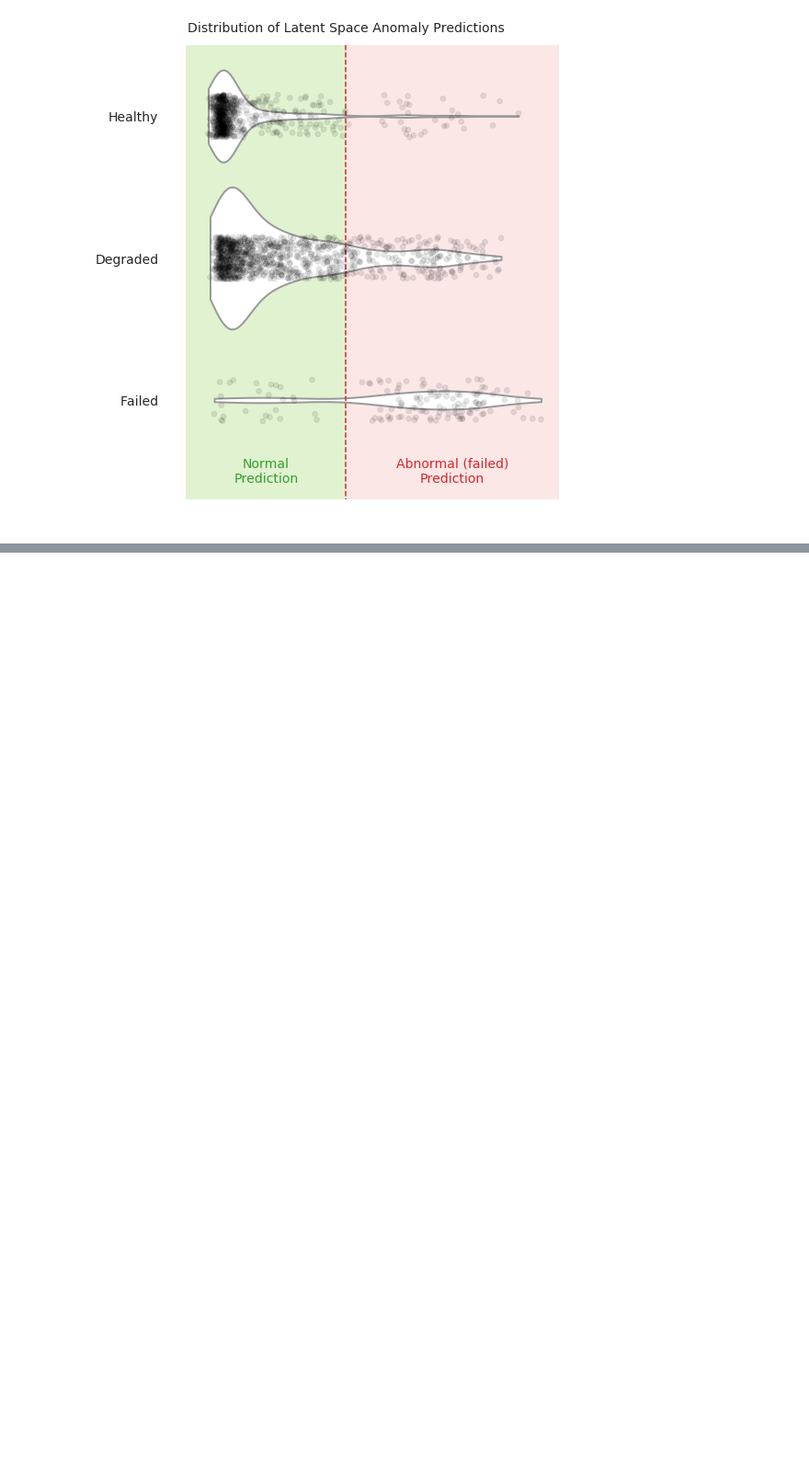
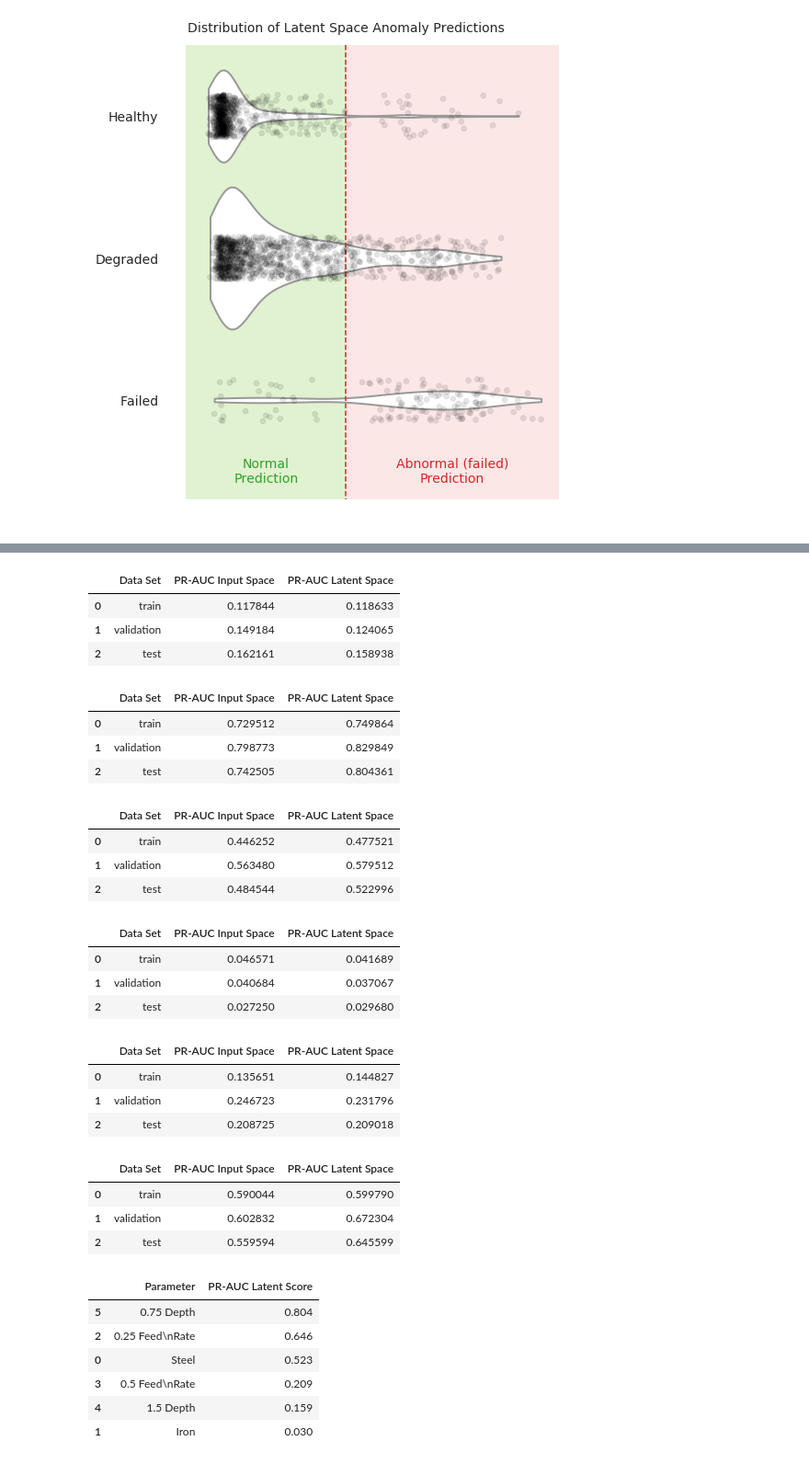
Before and after one commit to tvhahn/ml-tool-wear, a Jupyter notebook: milling-tool-wear-beta-vae.ipynb, the cells around one changed output, grey strips where cells are left out. Shown: that part at 92% size. Saved outputs shown, nothing was run; the diff lists cells and outputs as text; code cells hidden in the pictures; blank space fills up the shorter version.

```diff
--- a/milling-tool-wear-beta-vae.ipynb
+++ b/milling-tool-wear-beta-vae.ipynb
@@ -1437,0 +1537,42 @@ violin_plot(encoder, X_test, dfy_test,
+# %%
+dfr_deep
+# %% [output]
+|  | Data Set | PR-AUC Input Space | PR-AUC Latent Space |
+| 0 | train | 0.117844 | 0.118633 |
+| 1 | validation | 0.149184 | 0.124065 |
+| 2 | test | 0.162161 | 0.158938 |
+# %%
+dfr_shallow
+# %% [output]
+|  | Data Set | PR-AUC Input Space | PR-AUC Latent Space |
+| 0 | train | 0.729512 | 0.749864 |
+| 1 | validation | 0.798773 | 0.829849 |
+| 2 | test | 0.742505 | 0.804361 |
+# %%
+dfr_steel
+# %% [output]
+|  | Data Set | PR-AUC Input Space | PR-AUC Latent Space |
+| 0 | train | 0.446252 | 0.477521 |
+| 1 | validation | 0.563480 | 0.579512 |
+| 2 | test | 0.484544 | 0.522996 |
+# %%
+dfr_iron
+# %% [output]
+|  | Data Set | PR-AUC Input Space | PR-AUC Latent Space |
+| 0 | train | 0.046571 | 0.041689 |
+| 1 | validation | 0.040684 | 0.037067 |
+| 2 | test | 0.027250 | 0.029680 |
+# %%
+dfr_fast
+# %% [output]
+|  | Data Set | PR-AUC Input Space | PR-AUC Latent Space |
+| 0 | train | 0.135651 | 0.144827 |
+| 1 | validation | 0.246723 | 0.231796 |
+| 2 | test | 0.208725 | 0.209018 |
+# %%
+dfr_slow
+# %% [output]
+|  | Data Set | PR-AUC Input Space | PR-AUC Latent Space |
+| 0 | train | 0.590044 | 0.599790 |
+| 1 | validation | 0.602832 | 0.672304 |
+| 2 | test | 0.559594 | 0.645599 |
@@ -1437,0 +1586,13 @@ violin_plot(encoder, X_test, dfy_test,
+# %%
+cutting_parameters = ['Steel','Iron', '0.25 Feed\nRate','0.5 Feed\nRate','1.5 Depth', '0.75 Depth']
+pr_auc_latent = [steel_test_score, iron_test_score, slow_test_score, fast_test_score, deep_test_score, shallow_test_score]
+dfr_param = pd.DataFrame({'Parameter':cutting_parameters, 'PR-AUC Latent Score': pr_auc_latent}).round(3).sort_values('PR-AUC Latent Score',ascending=False)
+dfr_param
+# %% [output]
+|  | Parameter | PR-AUC Latent Score |
+| 5 | 0.75 Depth | 0.804 |
+| 2 | 0.25 Feed\nRate | 0.646 |
+| 0 | Steel | 0.523 |
+| 3 | 0.5 Feed\nRate | 0.209 |
+| 4 | 1.5 Depth | 0.159 |
+| 1 | Iron | 0.030 |
```
Also changed, not shown: parts of 5 cells of this notebook, 1 other file.
